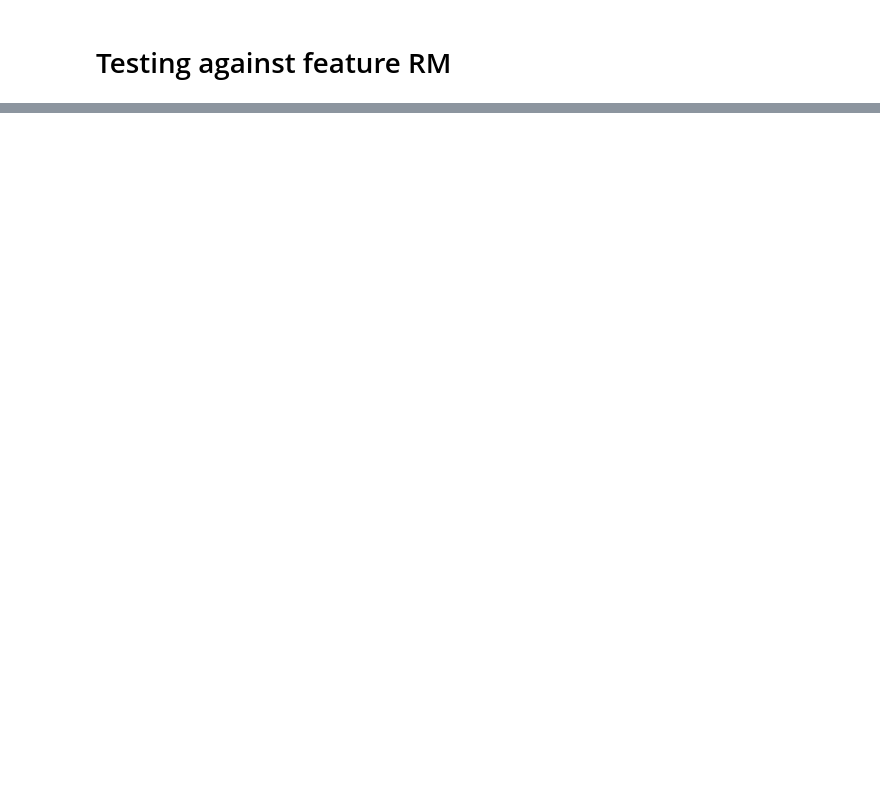
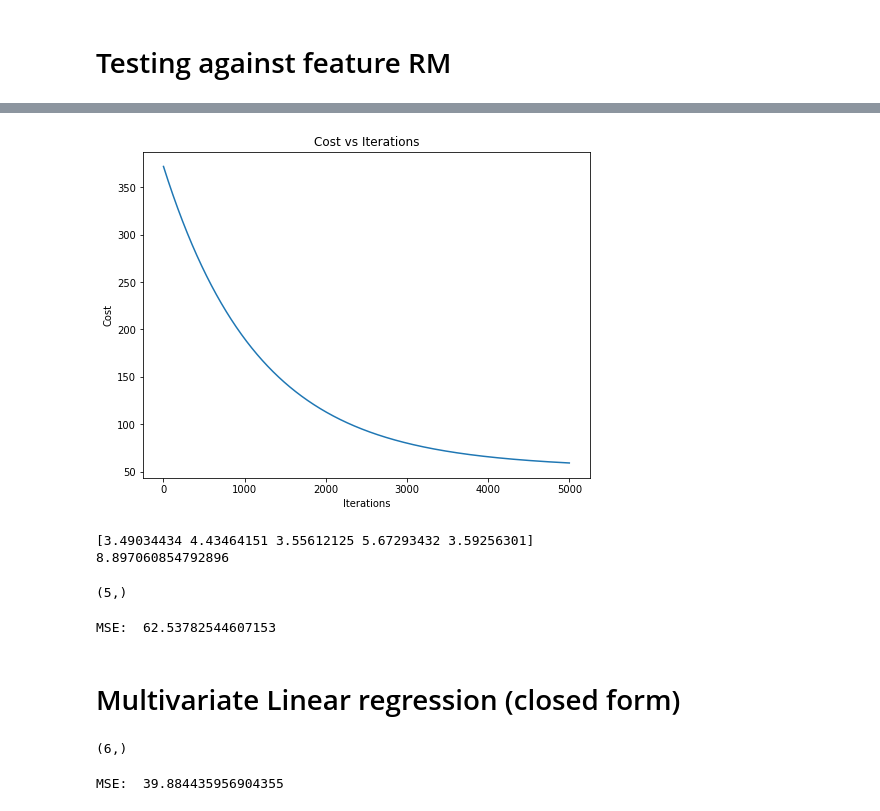
Before and after one commit to samxaverian/Machine-Learning, a Jupyter notebook: Boston_Linear_regression.ipynb, the cells around one changed output, grey strips where cells are left out. Drawn from its saved outputs; the diff is of its cells as text; code cells hidden in the pictures; blank space fills up the shorter version.

```diff
--- a/Boston_Linear_regression.ipynb
+++ b/Boston_Linear_regression.ipynb
@@ -318,0 +389,4 @@ MSE:  74.08923543095061
+# %%
+X = boston.drop(["CRIM", 'NOX', "RAD","CHAS",'ZN','B','DIS', 'AGE','MEDV'], axis=1)
+Y = boston['MEDV']
+X.head(10)
@@ -318,0 +407,5 @@ MSE:  74.08923543095061
+# %%
+for column in X.columns:
+    X[column] = (X[column] - X[column].min()) / (X[column].max() - X[column].min())
+
+X.head(10)
@@ -318,0 +452,15 @@ MSE:  74.08923543095061
+# %%
+suf_X = pd.DataFrame.sample(X,frac=1)
+train_size = int(0.7*len(X))
+
+train_X = suf_X[:train_size]
+test_X = suf_X[train_size:]
+
+suf_Y = pd.DataFrame.sample(Y,frac=1)
+train_size = int(0.7*len(Y))
+
+train_Y = suf_Y[:train_size]
+test_Y = suf_Y[train_size:]
+
+print(train_X.shape, test_X.shape, train_Y.shape, test_Y.shape)
+train_X.head(10)
@@ -318,0 +525,20 @@ MSE:  74.08923543095061
+# %%
+opt_weight, opt_bias = gd_multipleLR(train_X,train_Y,iterations=5000,alpha=0.0001,threshold=1e-6)
+
+print(opt_weight)
+print(opt_bias[0])
+
+opt_weight.shape
+# %% [output]
+[figure, added]
+[3.49034434 4.43464151 3.55612125 5.67293432 3.59256301]
+8.897060854792896
+(5,)
+# %%
+Y_pred1 = np.dot(test_X,opt_weight) +opt_bias[0:123]
+MSE = np.square(y_test-Y_pred1).mean()
+print("MSE: ",MSE)
+# %% [output]
+MSE:  62.53782544607153
+# %% [markdown]
+# Multivariate Linear regression (closed form)
@@ -318,0 +555,13 @@ MSE:  74.08923543095061
+# %%
+opt_weight = closed_form_multipleLR(train_X,train_Y)
+
+opt_weight.shape
+# %% [output]
+(6,)
+# %%
+test_Xd = np.c_[np.ones(len(test_X)),test_X]
+Y_pred2 = np.dot(test_Xd,opt_weight)
+MSE = np.square(y_test-Y_pred2).mean()
+print("MSE: ",MSE)
+# %% [output]
+MSE:  39.884435956904355
```
Also changed, not shown: parts of 33 cells of this notebook.
